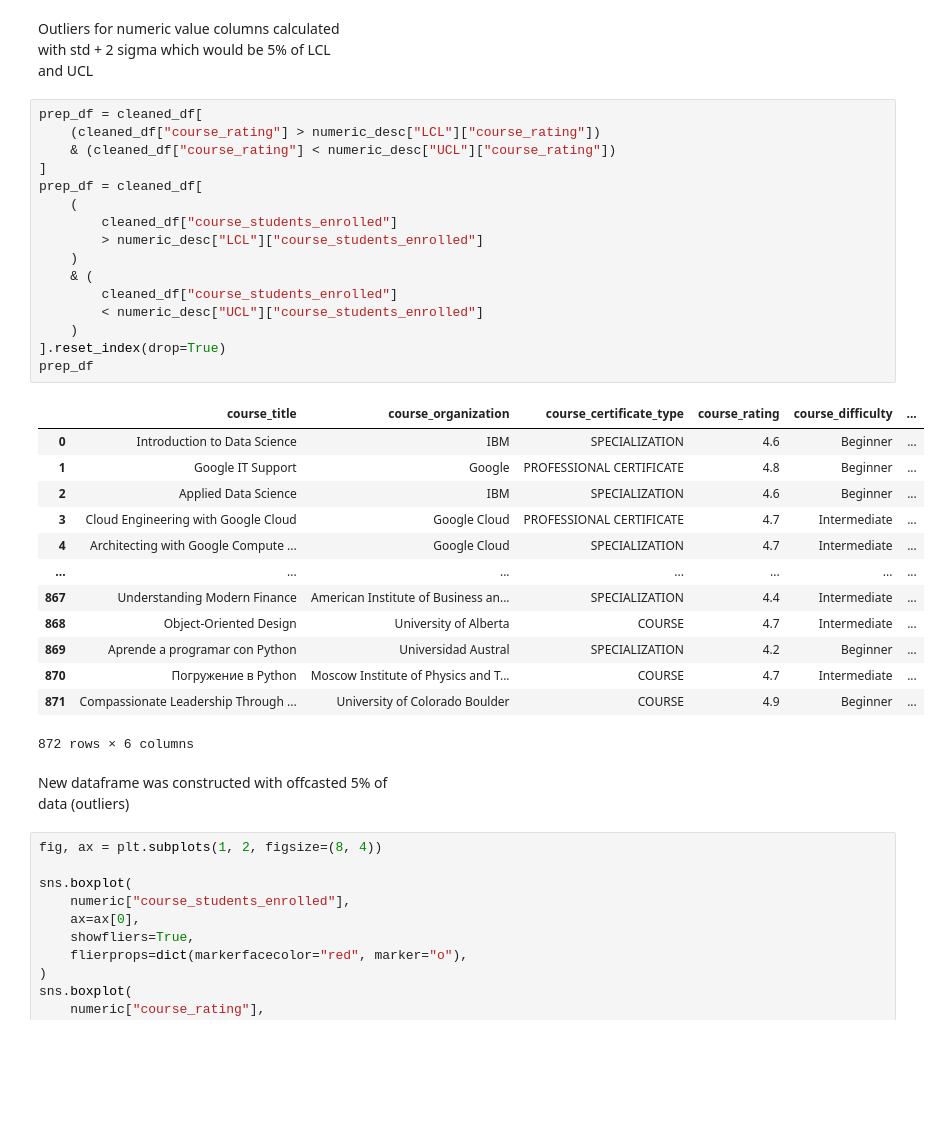
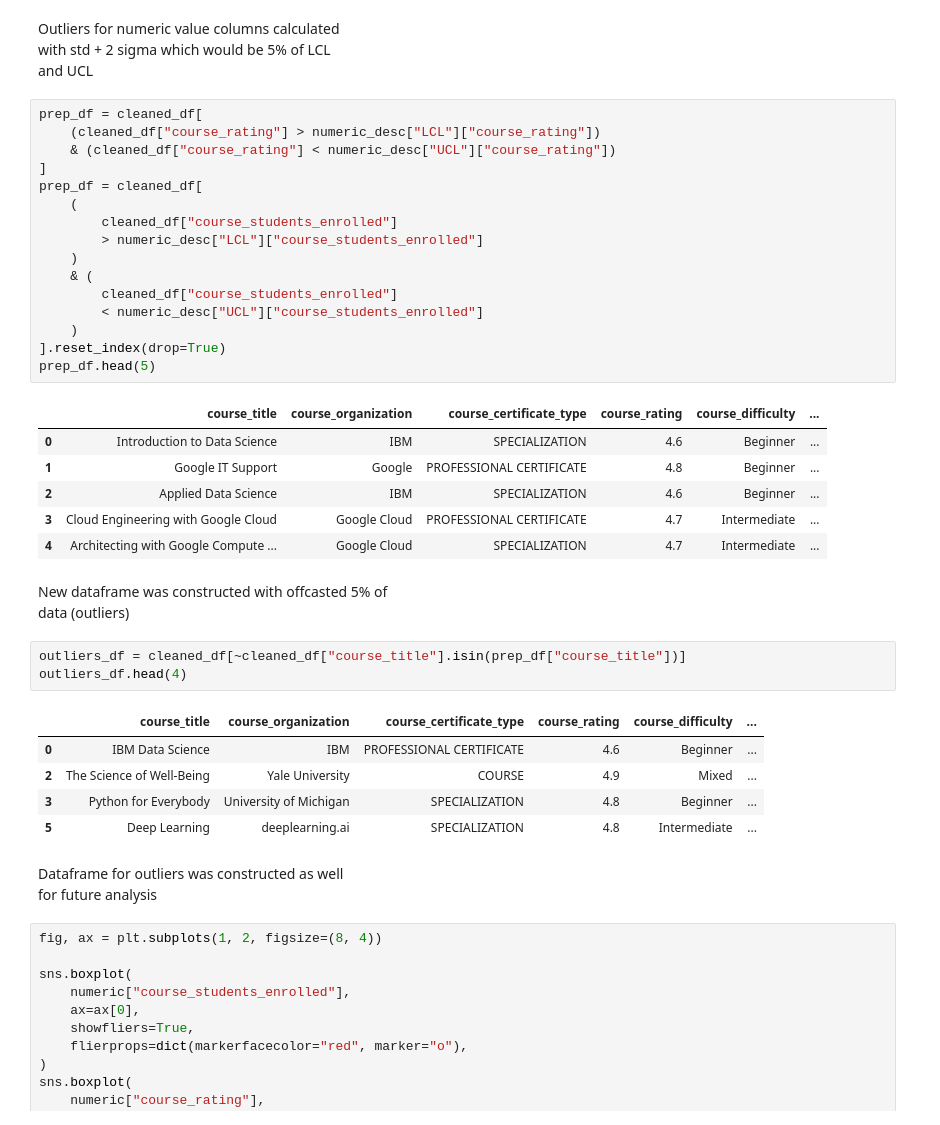
Before and after one commit to ShariYo/Modul1_Sprint3, a Jupyter notebook: project/main.ipynb, the cells around one changed output. Cells and saved outputs as stored; diff of their text form; blank space fills up the shorter version.

```diff
--- a/project/main.ipynb
+++ b/project/main.ipynb
@@ -200,36 +200,41 @@ and UCL
 # %%
 prep_df = cleaned_df[
     (cleaned_df["course_rating"] > numeric_desc["LCL"]["course_rating"])
     & (cleaned_df["course_rating"] < numeric_desc["UCL"]["course_rating"])
 ]
 prep_df = cleaned_df[
     (
         cleaned_df["course_students_enrolled"]
         > numeric_desc["LCL"]["course_students_enrolled"]
     )
     & (
         cleaned_df["course_students_enrolled"]
         < numeric_desc["UCL"]["course_students_enrolled"]
     )
 ].reset_index(drop=True)
-prep_df
+prep_df.head(5)
 # %% [output]
 |  | course_title | course_organization | course_certificate_type | course_rating | course_difficulty | ... |
 | 0 | Introduction to Data Science | IBM | SPECIALIZATION | 4.6 | Beginner | ... |
 | 1 | Google IT Support | Google | PROFESSIONAL CERTIFICATE | 4.8 | Beginner | ... |
 | 2 | Applied Data Science | IBM | SPECIALIZATION | 4.6 | Beginner | ... |
 | 3 | Cloud Engineering with Google Cloud | Google Cloud | PROFESSIONAL CERTIFICATE | 4.7 | Intermediate | ... |
 | 4 | Architecting with Google Compute ... | Google Cloud | SPECIALIZATION | 4.7 | Intermediate | ... |
-| ... | ... | ... | ... | ... | ... | ... |
-| 867 | Understanding Modern Finance | American Institute of Business an... | SPECIALIZATION | 4.4 | Intermediate | ... |
-| 868 | Object-Oriented Design | University of Alberta | COURSE | 4.7 | Intermediate | ... |
-| 869 | Aprende a programar con Python | Universidad Austral | SPECIALIZATION | 4.2 | Beginner | ... |
-| 870 | Погружение в Python | Moscow Institute of Physics and T... | COURSE | 4.7 | Intermediate | ... |
-| 871 | Compassionate Leadership Through ... | University of Colorado Boulder | COURSE | 4.9 | Beginner | ... |
-872 rows × 6 columns
 # %% [markdown]
 New dataframe was constructed with offcasted 5% of
 data (outliers)
+# %%
+outliers_df = cleaned_df[~cleaned_df["course_title"].isin(prep_df["course_title"])]
+outliers_df.head(4)
+# %% [output]
+|  | course_title | course_organization | course_certificate_type | course_rating | course_difficulty | ... |
+| 0 | IBM Data Science | IBM | PROFESSIONAL CERTIFICATE | 4.6 | Beginner | ... |
+| 2 | The Science of Well-Being | Yale University | COURSE | 4.9 | Mixed | ... |
+| 3 | Python for Everybody | University of Michigan | SPECIALIZATION | 4.8 | Beginner | ... |
+| 5 | Deep Learning | deeplearning.ai | SPECIALIZATION | 4.8 | Intermediate | ... |
+# %% [markdown]
+Dataframe for outliers was constructed as well
+for future analysis
 # %%
 fig, ax = plt.subplots(1, 2, figsize=(8, 4))
 
```
Also changed, not shown: parts of 5 cells of this notebook, 1 other file.
